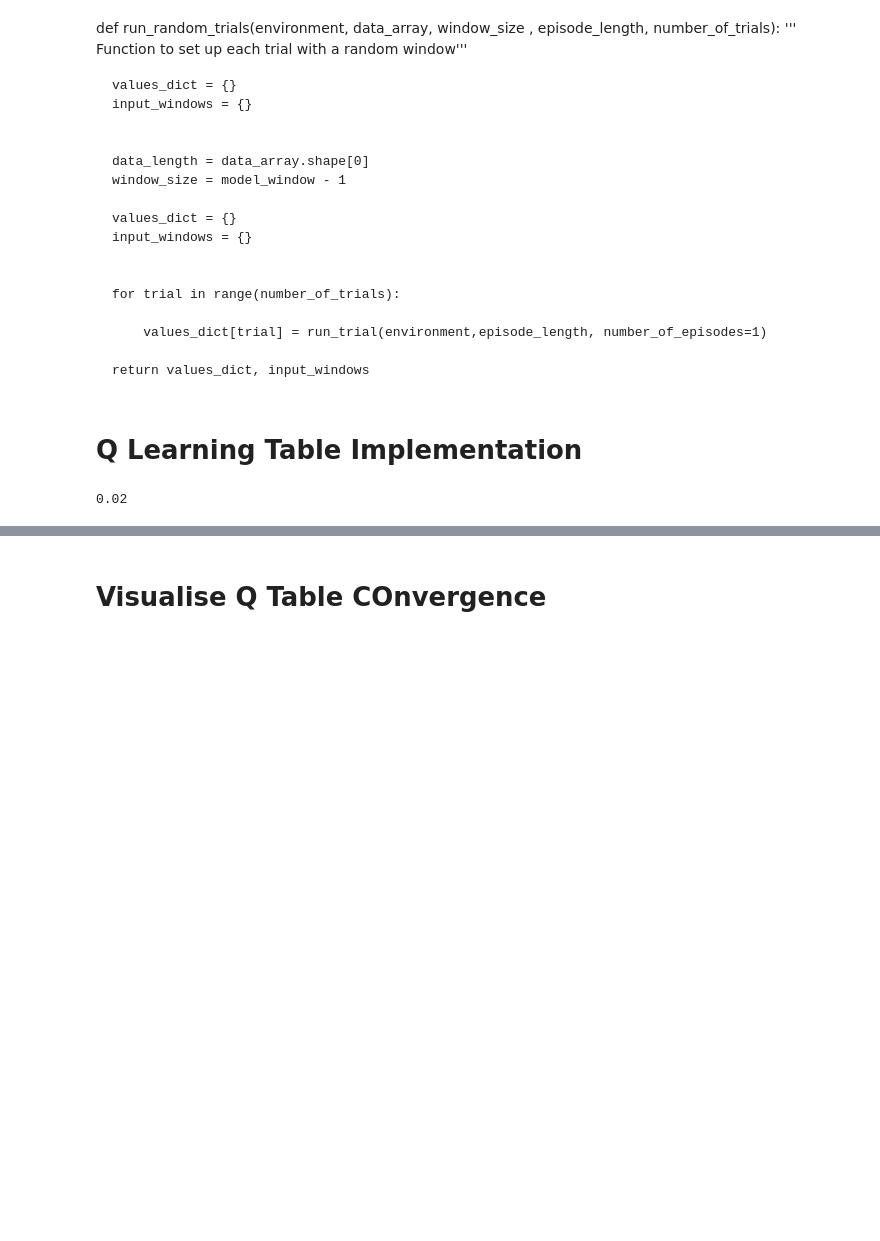
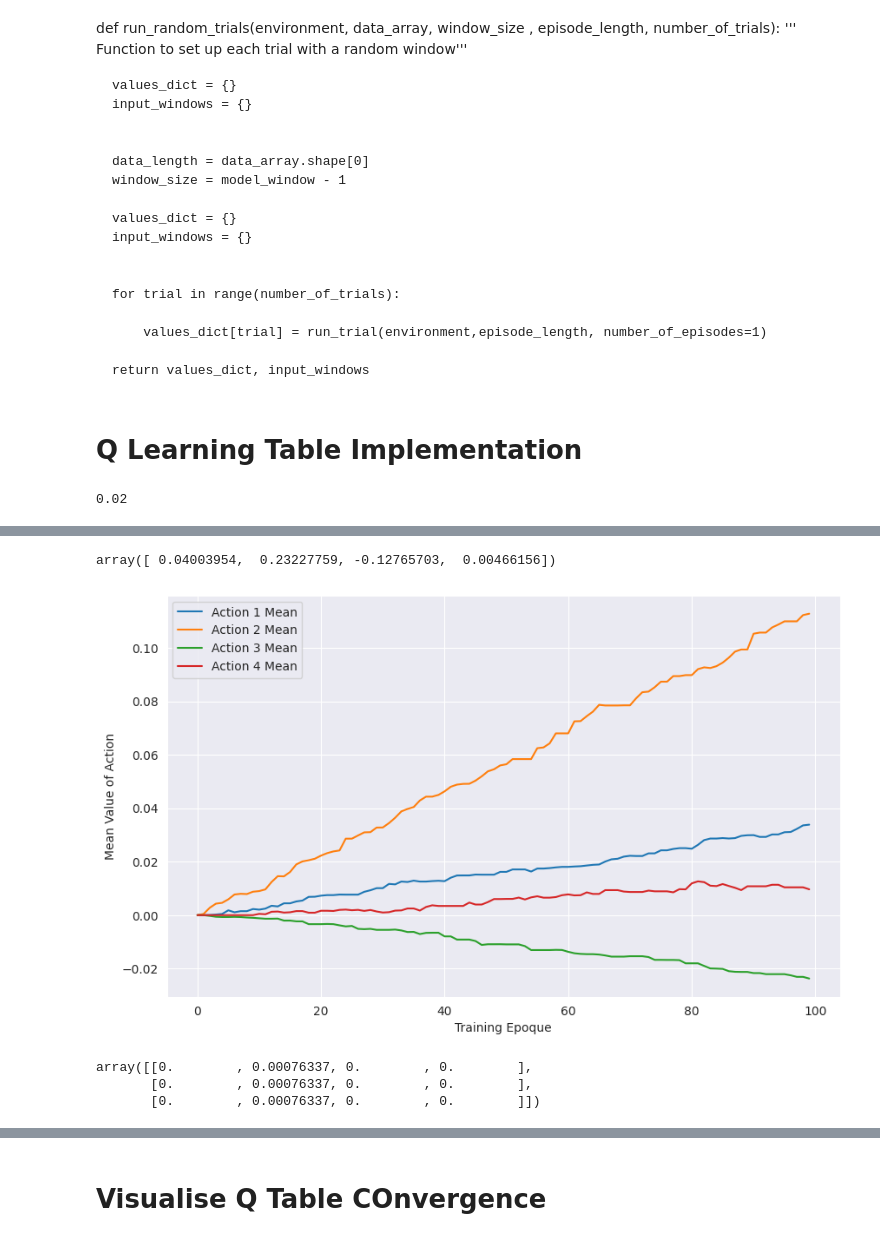
Before and after one commit to lozferatu/MSc-Project, a Jupyter notebook: final_code/lit101_agent.ipynb, the cells around one changed output, grey strips where cells are left out. Saved outputs shown, nothing was run; the diff lists cells and outputs as text; code cells hidden in the pictures; blank space fills up the shorter version.

Commit message:
converging model

```diff
--- a/final_code/lit101_agent.ipynb
+++ b/final_code/lit101_agent.ipynb
@@ -196,0 +197,2 @@ component_pos['MV201']
+# %%
+last_row = reshaped_input[0,-1,:].copy()
@@ -196,0 +218,6 @@ component_pos['MV201']
+# %%
+new_state, model_input = update_state(reshaped_input, action_input)
+new_state
+
+#new_state[0]=10
+#new_state
@@ -619,11 +669,16 @@ def run_trial(environment, data_array, window_size, episodes, q_table=None):
     #return input_windows
 # %%
 # q table at each 2000 episodes
-#q_table_list = []
+q_table_list = []
 #q_table_list.append(q_table)
 # %%
-#for _ in range(10):
-lit101_li, q_table = run_trial(SwatEnv,data_array,model_window, 2000, q_table)
-q_table_list.append(q_table)
+for _ in range(90):
+    if q_table_list:
+        q_table = q_table_list[-1].copy()
+        lit101_li, q_table = run_trial(SwatEnv,data_array,model_window, 200, q_table)
+        q_table_list.append(q_table)
+    else:
+        lit101_li, q_table = run_trial(SwatEnv,data_array,model_window, 200)
+        q_table_list.append(q_table)
 # %% [output]
 init reached
@@ -654,0 +754,37 @@ data =q_table_list[-1]
+# %%
+action_mean = np.array(np.mean(q_table_list[-3], axis=0) )
+action_mean
+# %% [output]
+array([ 0.04003954,  0.23227759, -0.12765703,  0.00466156])
+# %%
+
+# Assuming q_table_list is a list of 100 Q-tables, each with shape (50, 4)
+# For example: q_table_list[0].shape == (50, 4)
+
+# Calculate the mean value of each action column for each Q-table
+action_means = np.array([np.median(q_table, axis=0) for q_table in q_table_list])  # Shape: (100, 4)
+
+# Create a plot
+plt.figure(figsize=(10, 6))
+
+# Plot the mean value of each action across all 100 Q-tables
+for action_idx in range(action_means.shape[1]):  # There are 4 action columns
+    plt.plot(action_means[:, action_idx], label=f'Action {action_idx + 1} Mean')
+
+# Add labels, title, and legend
+plt.xlabel('Training Epoque')
+plt.ylabel('Mean Value of Action')
+
+plt.legend()
+plt.grid(True)
+plt.savefig('/home/loz/MSc/MSc_Project/Write_Up/Charts/lit_basic_q_table.jpeg')
+# Show the plot
+plt.show()
+# %% [output]
+[figure, added]
+# %%
+action_means
+# %% [output]
+array([[0.        , 0.00076337, 0.        , 0.        ],
+       [0.        , 0.00076337, 0.        , 0.        ],
+       [0.        , 0.00076337, 0.        , 0.        ]])
```
Also changed, not shown: parts of 52 cells of this notebook, 1 other file.
